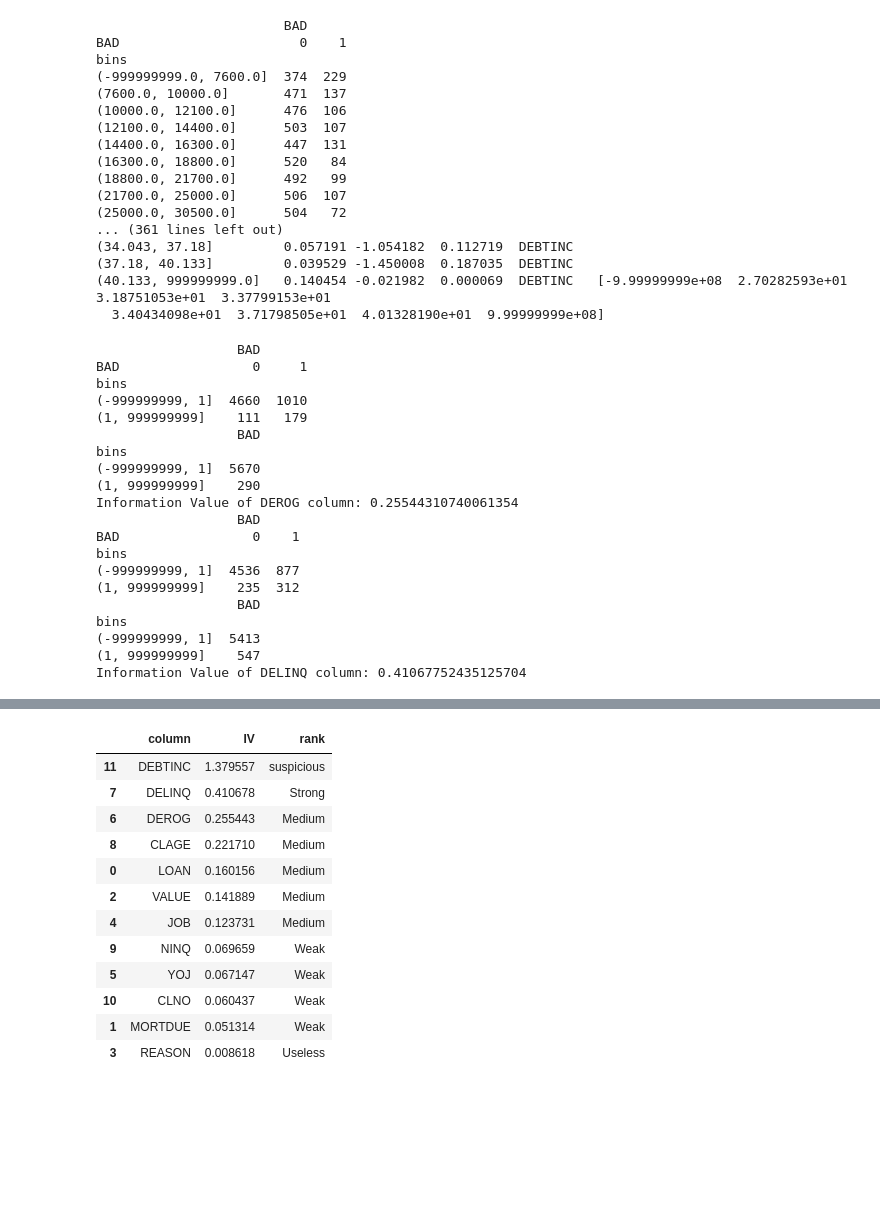
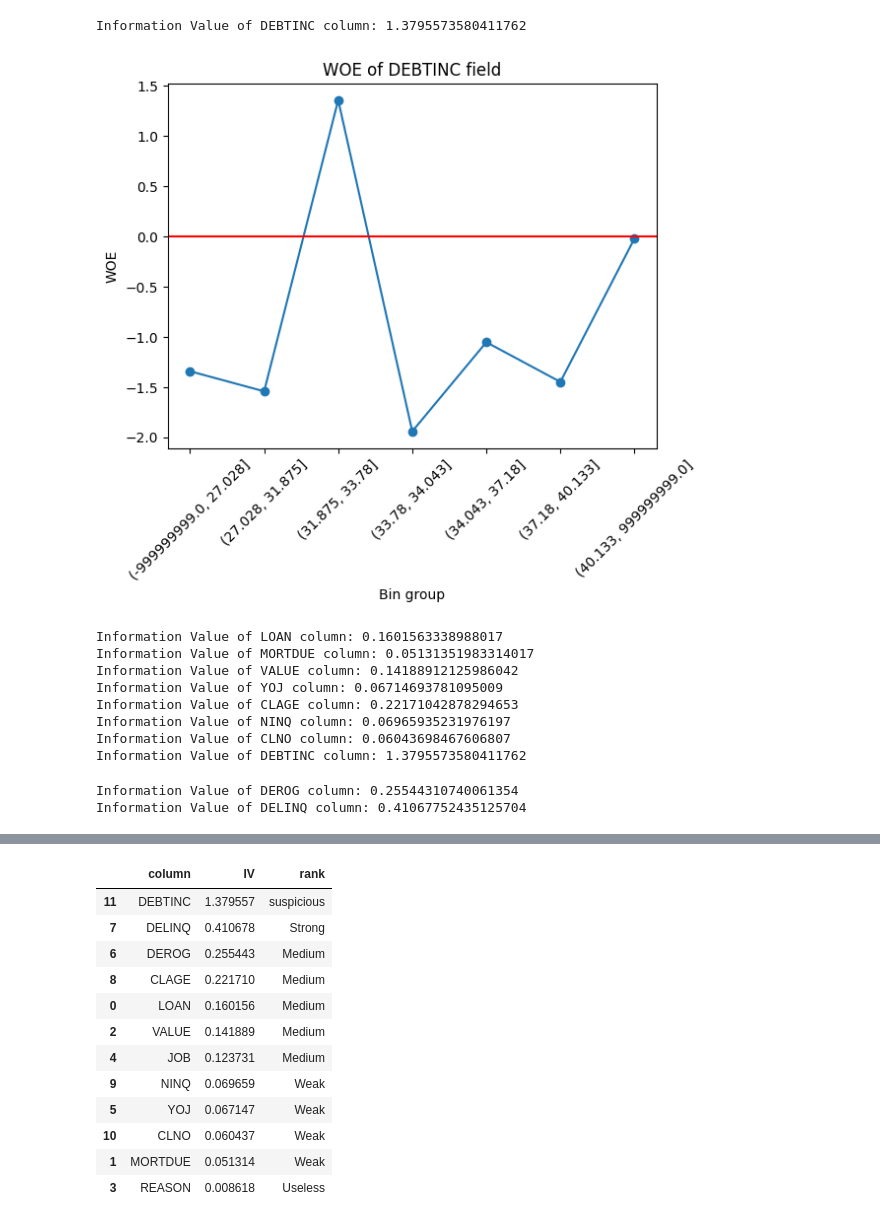
Before and after one commit to thaovtp825/pythonclass, a Jupyter notebook: ScoreCard.ipynb, the cells around one changed output, grey strips where cells are left out. Cells and saved outputs as stored; diff of their text form; code cells hidden in the pictures; blank space fills up the shorter version.

```diff
--- a/ScoreCard.ipynb
+++ b/ScoreCard.ipynb
@@ -85,12 +171,13 @@ plt.show()
 # Xử lý missing data:
 # - Đối với các biến định lượng, fill bằng mean
 # - Đối với các biến định tính, fill 'Missing'
-columns_num = data.select_dtypes(['float', 'int', 'int64']).columns
+columns_num = data.select_dtypes(['float', 'int']).columns
 data[columns_num] = data[columns_num].apply(lambda x: x.fillna(x.mean()), axis=0)
 
 columns_obj = data.select_dtypes(['object']).columns
 data[columns_obj] = data[columns_obj].apply(lambda x: x.fillna('Missing'), axis=0)
 # %%
+
 MAX_VAL = 999999999
 MIN_VAL = -MAX_VAL
 # MAX_VAL và MIN_VAL là giá trị cực đại và cực tiểu, dùng để điều chỉnh các ngưỡng khi phân khoảng
@@ -101,10 +188,11 @@ def _bin_table(data, colname, n_bins = 10, qcut = None):
   Output: bảng tổng hợp số lượng quan sát, số lượng Good, Bad của các khoảng.
   """
   X = data[[colname, 'BAD']]
+  #Sort theo colname:
   X = X.sort_values(colname)
   coltype = X[colname].dtype
 
-  if coltype in ['float', 'int', 'int64']:
+  if coltype in ['float', 'int']:
     if qcut is None:
       try:
         # Phân chia dữ liệu thành các khoảng bằng pd.qcut (qcut: quantile cut, retbins: return bins)
@@ -135,7 +223,7 @@ def _bin_table(data, colname, n_bins = 10, qcut = None):
                 aggfunc = {
                     'BAD':np.size
                 })
-  print(df_GB)
+  # print(df_GB)
   # Đếm số lượng quan sát trong mỗi khoảng
   df_Count = pd.pivot_table(X,
                 index = ['bins'],
@@ -143,9 +231,9 @@ def _bin_table(data, colname, n_bins = 10, qcut = None):
                 aggfunc = {
                     'BAD': np.size
                 })
-  print(df_Count)
+  # print(df_Count)
 
-  if coltype in ['float', 'int', 'int64']:
+  if coltype in ['float', 'int']:
     df_Thres = pd.DataFrame({'Thres':thres[1:]}, index=df_GB.index)
   elif coltype == 'object':
     df_Thres = pd.DataFrame(index=df_GB.index)
@@ -156,0 +254,4 @@ def _bin_table(data, colname, n_bins = 10, qcut = None):
+# %%
+# Phân chia các bins theo khai báo số lượng bins. Phù hợp với các biến liên tục.
+df_summary, thres = _bin_table(data, 'DEBTINC', n_bins=3)
+df_summary
@@ -193,3 +303,19 @@ def _WOE(data, colname, n_bins = None, min_obs = 100, qcut = None):
+# %%
+def _plot(df_summary):
+  colname = list(df_summary['COLUMN'].unique())[0]
+  df_summary['WOE'].plot(linestyle='-', marker='o')
+  plt.title('WOE of {} field'.format(colname))
+  plt.axhline(y=0, color = 'red')
+  plt.xticks(rotation=45)
+  plt.ylabel('WOE')
+  plt.xlabel('Bin group')
+
+df_summary, IV, thres = _WOE(data, 'DEBTINC', n_bins = 7, min_obs= 100)
+df_summary
+_plot(df_summary)
+# %% [output]
+Information Value of DEBTINC column: 1.3795573580411762
+[figure, added]
 # %%
 # Đối với các biến numeric
 WOE_dict=dict()
@@ -198,26 +324,17 @@ WOE_dict=dict()
 nbins = {'LOAN': 10, 'MORTDUE': 10, 'VALUE': 10, 'YOJ':10, 'CLAGE':10, 'NINQ': 2, 'CLNO':10, 'DEBTINC':7}
 for (col, bins) in nbins.items():
   df_summary, IV, thres = _WOE(data, colname=col, n_bins=bins)
-  print(col, df_summary, thres)
+  # print(col, df_summary, thres)
   WOE_dict[col] = {'table':df_summary, 'IV':IV}
 # %% [output]
-                        BAD
-BAD                       0    1
-bins
-(-999999999.0, 7600.0]  374  229
-(7600.0, 10000.0]       471  137
-(10000.0, 12100.0]      476  106
-(12100.0, 14400.0]      503  107
-(14400.0, 16300.0]      447  131
-(16300.0, 18800.0]      520   84
-(18800.0, 21700.0]      492   99
-(21700.0, 25000.0]      506  107
-(25000.0, 30500.0]      504   72
-... (361 lines left out)
-(34.043, 37.18]         0.057191 -1.054182  0.112719  DEBTINC
-(37.18, 40.133]         0.039529 -1.450008  0.187035  DEBTINC
-(40.133, 999999999.0]   0.140454 -0.021982  0.000069  DEBTINC   [-9.99999999e+08  2.70282593e+01  3.18751053e+01  3.37799153e+01
-  3.40434098e+01  3.71798505e+01  4.01328190e+01  9.99999999e+08]
+Information Value of LOAN column: 0.1601563338988017
+Information Value of MORTDUE column: 0.05131351983314017
+Information Value of VALUE column: 0.14188912125986042
+Information Value of YOJ column: 0.06714693781095009
+Information Value of CLAGE column: 0.22171042878294653
+Information Value of NINQ column: 0.06965935231976197
+Information Value of CLNO column: 0.06043698467606807
+Information Value of DEBTINC column: 1.3795573580411762
 # %%
 #Do các biến
 #   - DEROG (Số lượng báo cáo thông tin tín dụng xấu nghiêm trọng),
@@ -229,25 +346,7 @@ for col in ['DEROG', 'DELINQ']:
   df_summary, IV, thres = _WOE(data, colname=col, n_bins=5, qcut=[MIN_VAL, 1, MAX_VAL])
   WOE_dict[col] = {'table':df_summary, 'IV':IV}
 # %% [output]
-                  BAD
-BAD                 0     1
-bins
-(-999999999, 1]  4660  1010
-(1, 999999999]    111   179
-                  BAD
-bins
-(-999999999, 1]  5670
-(1, 999999999]    290
 Information Value of DEROG column: 0.25544310740061354
-                  BAD
-BAD                 0    1
-bins
-(-999999999, 1]  4536  877
-(1, 999999999]    235  312
-                  BAD
-bins
-(-999999999, 1]  5413
-(1, 999999999]    547
 Information Value of DELINQ column: 0.41067752435125704
 # %%
 #Tiếp theo ta sẽ tính toán IV cho các biến category là REASON và JOB.
```
Also changed, not shown: parts of 43 cells of this notebook.
